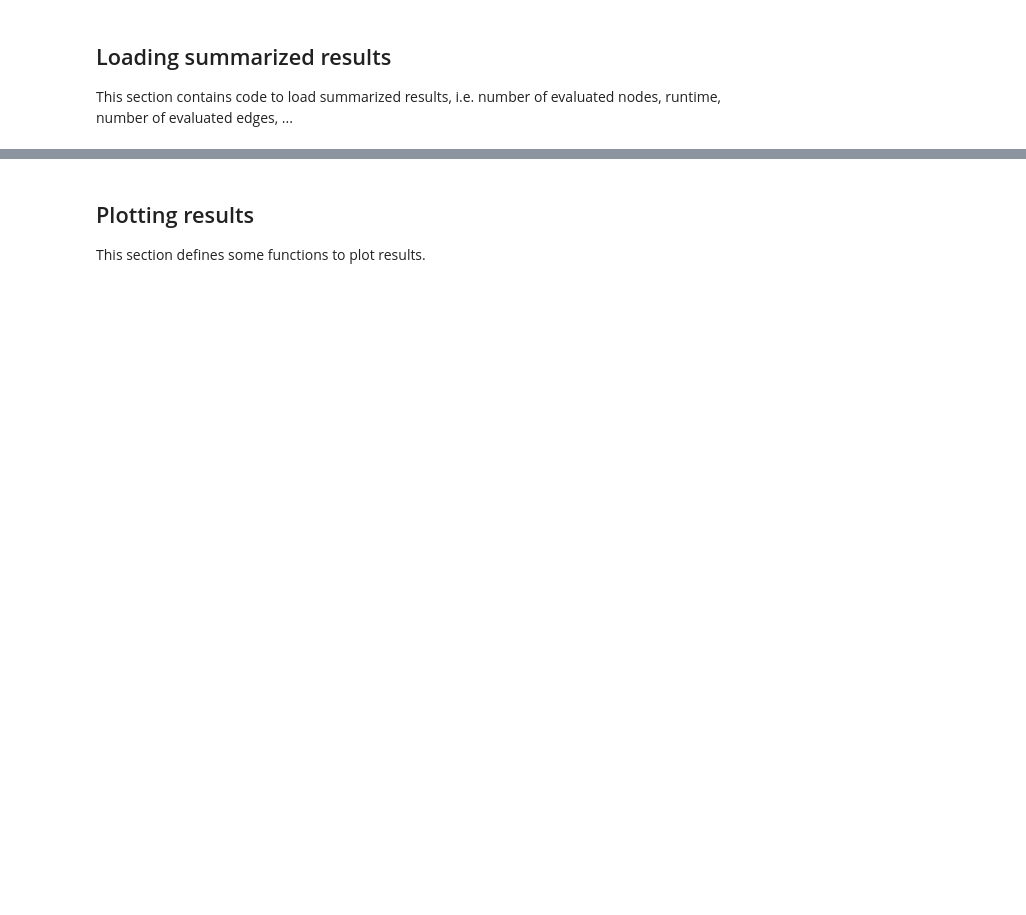
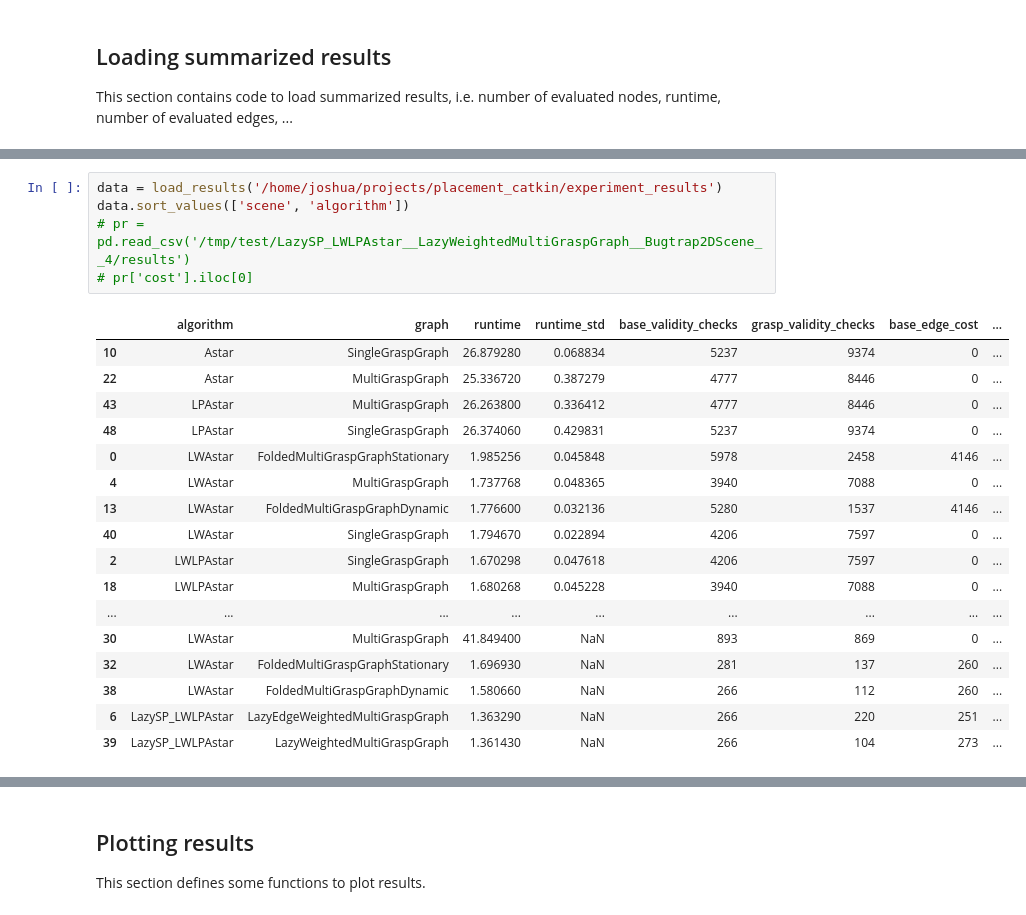
Before and after one commit to malwaru/hfts_grasp_planner, a Jupyter notebook: scripts/notebooks/mg_planner_evaluation.ipynb, the cells around one changed output, grey strips where cells are left out. Saved outputs shown, nothing was run; the diff lists cells and outputs as text; blank space fills up the shorter version.

```diff
--- a/scripts/notebooks/mg_planner_evaluation.ipynb
+++ b/scripts/notebooks/mg_planner_evaluation.ipynb
@@ -118,3 +131,26 @@ def load_results(results_base_folder):
     for fname in os.listdir(results_base_folder):
         series.append(load_test_case_result(results_base_folder + '/' + fname))
     return pd.DataFrame(series)
+# %%
+data = load_results('/home/joshua/projects/placement_catkin/experiment_results')
+data.sort_values(['scene', 'algorithm'])
+# pr = pd.read_csv('/tmp/test/LazySP_LWLPAstar__LazyWeightedMultiGraspGraph__Bugtrap2DScene__4/results')
+# pr['cost'].iloc[0]
+# %% [output]
+|  | algorithm | graph | runtime | runtime_std | base_validity_checks | grasp_validity_checks | base_edge_cost | ... |
+| 10 | Astar | SingleGraspGraph | 26.879280 | 0.068834 | 5237 | 9374 | 0 | ... |
+| 22 | Astar | MultiGraspGraph | 25.336720 | 0.387279 | 4777 | 8446 | 0 | ... |
+| 43 | LPAstar | MultiGraspGraph | 26.263800 | 0.336412 | 4777 | 8446 | 0 | ... |
+| 48 | LPAstar | SingleGraspGraph | 26.374060 | 0.429831 | 5237 | 9374 | 0 | ... |
+| 0 | LWAstar | FoldedMultiGraspGraphStationary | 1.985256 | 0.045848 | 5978 | 2458 | 4146 | ... |
+| 4 | LWAstar | MultiGraspGraph | 1.737768 | 0.048365 | 3940 | 7088 | 0 | ... |
+| 13 | LWAstar | FoldedMultiGraspGraphDynamic | 1.776600 | 0.032136 | 5280 | 1537 | 4146 | ... |
+| 40 | LWAstar | SingleGraspGraph | 1.794670 | 0.022894 | 4206 | 7597 | 0 | ... |
+| 2 | LWLPAstar | SingleGraspGraph | 1.670298 | 0.047618 | 4206 | 7597 | 0 | ... |
+| 18 | LWLPAstar | MultiGraspGraph | 1.680268 | 0.045228 | 3940 | 7088 | 0 | ... |
+| ... | ... | ... | ... | ... | ... | ... | ... | ... |
+| 30 | LWAstar | MultiGraspGraph | 41.849400 | NaN | 893 | 869 | 0 | ... |
+| 32 | LWAstar | FoldedMultiGraspGraphStationary | 1.696930 | NaN | 281 | 137 | 260 | ... |
+| 38 | LWAstar | FoldedMultiGraspGraphDynamic | 1.580660 | NaN | 266 | 112 | 260 | ... |
+| 6 | LazySP_LWLPAstar | LazyEdgeWeightedMultiGraspGraph | 1.363290 | NaN | 266 | 220 | 251 | ... |
+| 39 | LazySP_LWLPAstar | LazyWeightedMultiGraspGraph | 1.361430 | NaN | 266 | 104 | 273 | ... |
```
Also changed, not shown: parts of 6 cells of this notebook.
